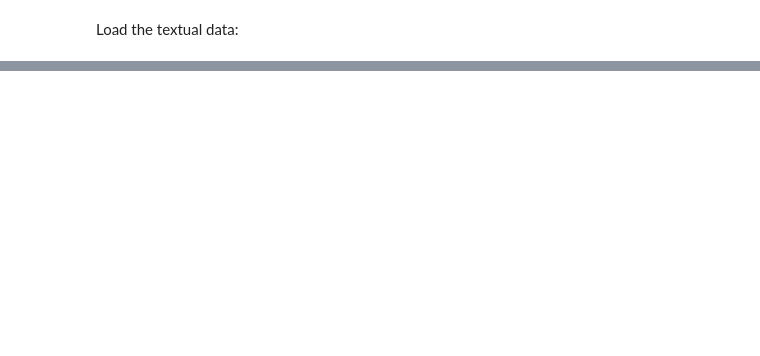
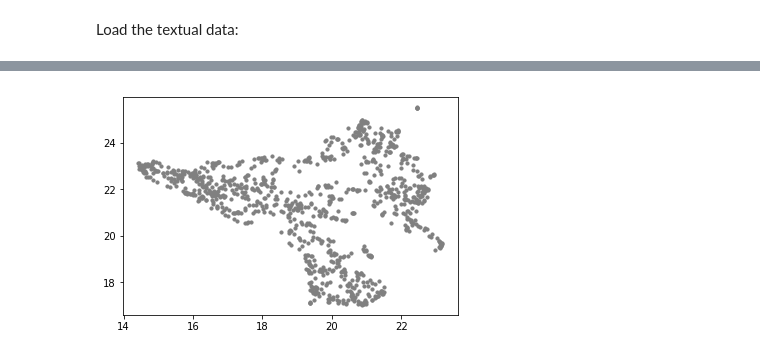
Before and after one commit to MNoichl/stanford_philosophy_word2vec, a Jupyter notebook: stanford_encyclopedia_word2vec.ipynb, the cells around one changed output, grey strips where cells are left out. Cells and saved outputs as stored; diff of their text form; code cells hidden in the pictures; blank space fills up the shorter version.

```diff
--- a/stanford_encyclopedia_word2vec.ipynb
+++ b/stanford_encyclopedia_word2vec.ipynb
@@ -35,0 +151,25 @@ print(texts
+# %%
+import umap
+from sklearn import manifold, datasets
+
+
+x = np.array(philosophers_similarities)
+# U = model[model.wv.vocab]
+U = model[philosophers]
+
+
+# embedding = manifold.TSNE(n_components=2, init='random',
+#                          random_state=0, metric='precomputed'
+#                           ,perplexity=30).fit_transform(U)
+
+
+embedding = umap.UMAP(n_neighbors=5,#small => local, large => global: 5-50
+                      min_dist=0.01, metric='euclidean'
+                      ).fit_transform(U)
+# %%
+embedding_df = pd.DataFrame(embedding)
+embedding_df.columns = ['x','y']
+plt.scatter(embedding_df['x'], embedding_df['y'], color='grey',s=10)
+embedding_df['label'] = philosophers# list(model.wv.vocab.keys())
+# %% [output]
+[figure, added]
```
Also changed, not shown: parts of 16 cells of this notebook.
